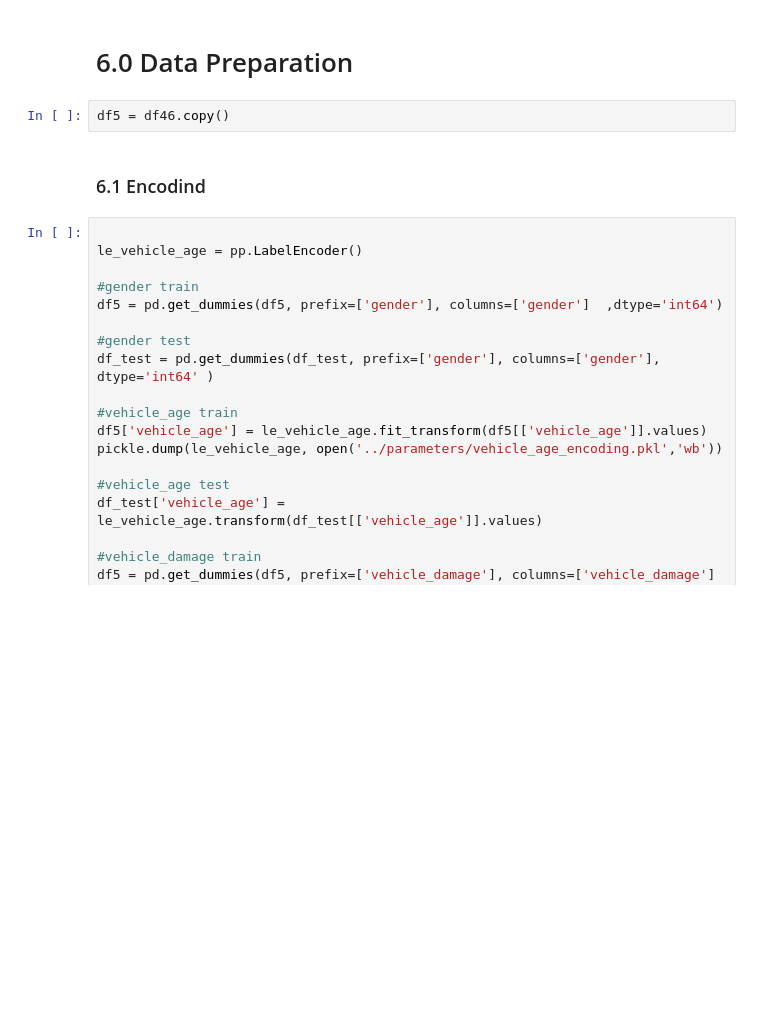
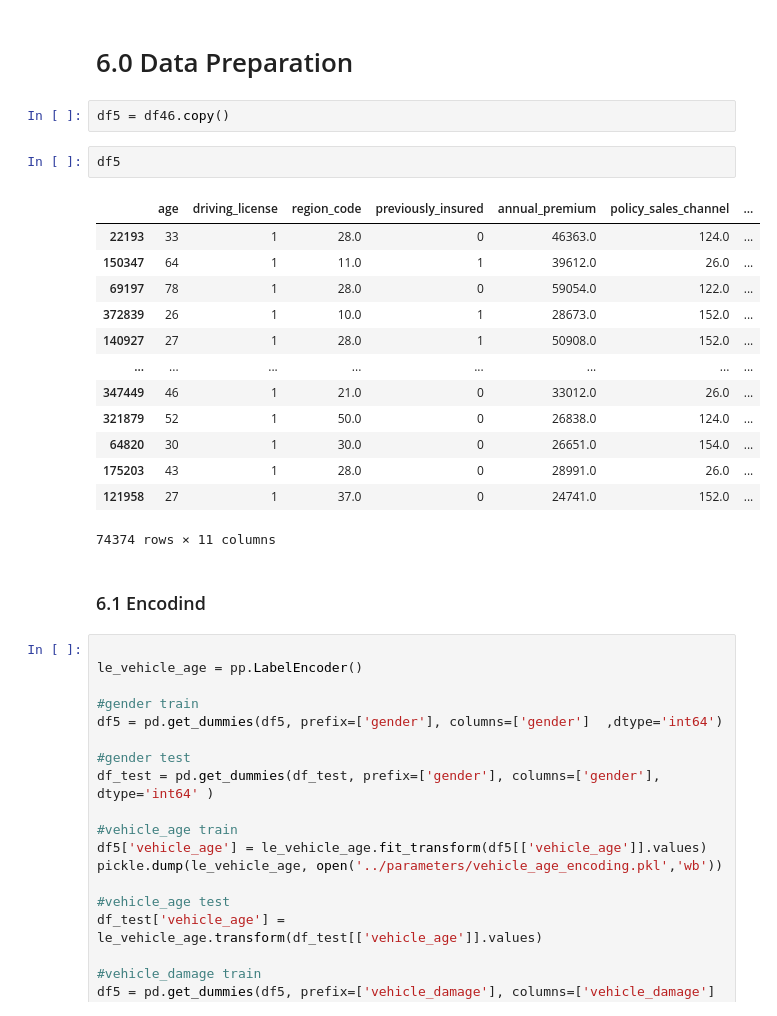
Before and after one commit to alexandrerod/health_insurance_cross_sell, a Jupyter notebook: notebooks/heath_insurance.ipynb, the cells around one changed output. Saved outputs shown, nothing was run; the diff lists cells and outputs as text; blank space fills up the shorter version.

```diff
--- a/notebooks/heath_insurance.ipynb
+++ b/notebooks/heath_insurance.ipynb
@@ -568,6 +587,22 @@ sns.heatmap(numerical_features.corr('pearson'), annot=True)
 # 6.0 Data Preparation
 # %%
 df5 = df46.copy()
+# %%
+df5
+# %% [output]
+|  | age | driving_license | region_code | previously_insured | annual_premium | policy_sales_channel | ... |
+| 22193 | 33 | 1 | 28.0 | 0 | 46363.0 | 124.0 | ... |
+| 150347 | 64 | 1 | 11.0 | 1 | 39612.0 | 26.0 | ... |
+| 69197 | 78 | 1 | 28.0 | 0 | 59054.0 | 122.0 | ... |
+| 372839 | 26 | 1 | 10.0 | 1 | 28673.0 | 152.0 | ... |
+| 140927 | 27 | 1 | 28.0 | 1 | 50908.0 | 152.0 | ... |
+| ... | ... | ... | ... | ... | ... | ... | ... |
+| 347449 | 46 | 1 | 21.0 | 0 | 33012.0 | 26.0 | ... |
+| 321879 | 52 | 1 | 50.0 | 0 | 26838.0 | 124.0 | ... |
+| 64820 | 30 | 1 | 30.0 | 0 | 26651.0 | 154.0 | ... |
+| 175203 | 43 | 1 | 28.0 | 0 | 28991.0 | 26.0 | ... |
+| 121958 | 27 | 1 | 37.0 | 0 | 24741.0 | 152.0 | ... |
+74374 rows × 11 columns
 # %% [markdown]
 ### 6.1 Encodind
 # %%
```
Also changed, not shown: parts of 29 cells of this notebook, 4 other files.
